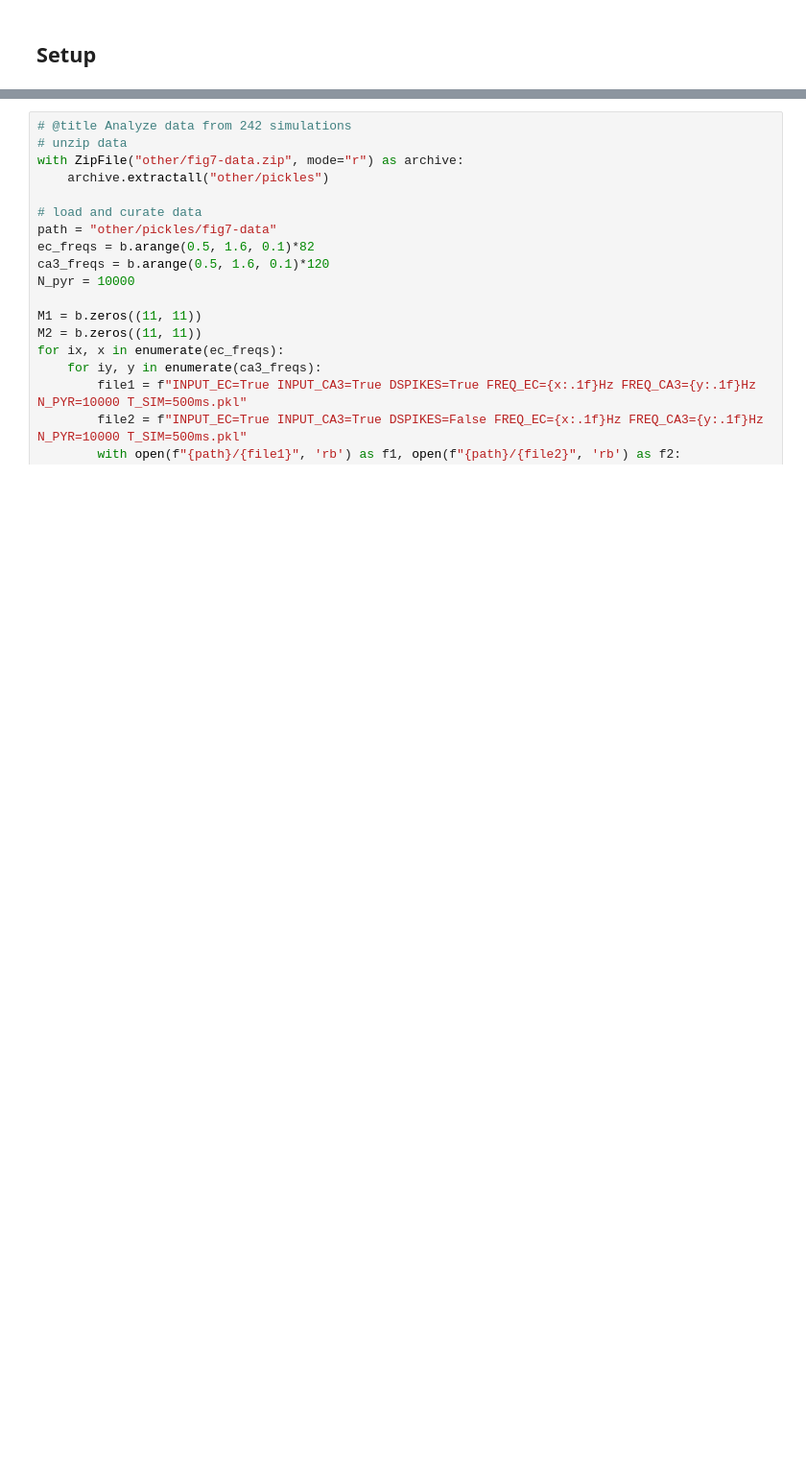
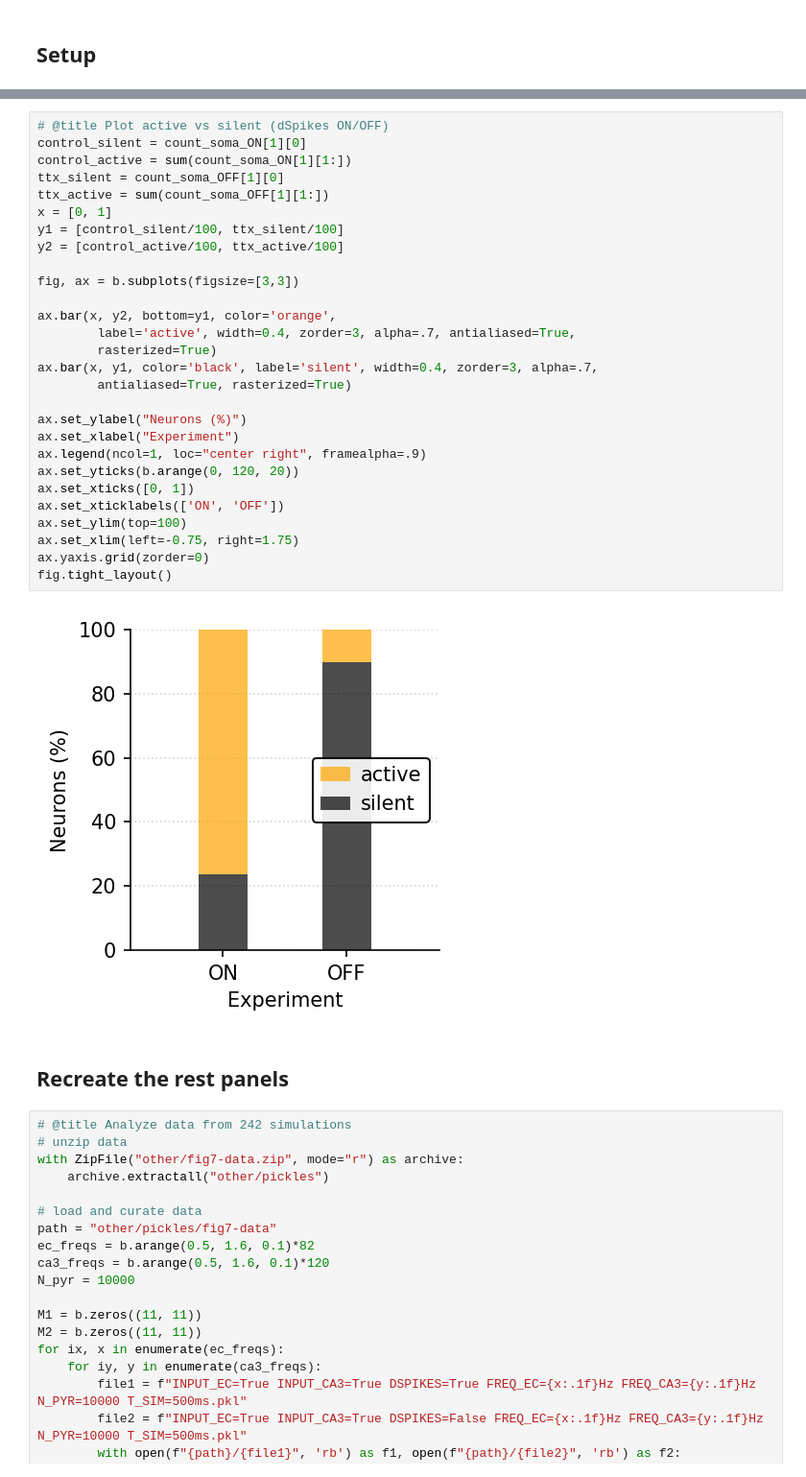
Before and after one commit to mpgl/dendrify-old-see-readme, a Jupyter notebook: Fig7-notebook.ipynb, the cells around one changed output, grey strips where cells are left out. Shown: that part at 96% size. Drawn from its saved outputs; the diff is of its cells as text; blank space fills up the shorter version.

```diff
--- a/Fig7-notebook.ipynb
+++ b/Fig7-notebook.ipynb
@@ -84,3 +509,35 @@ b.rcParams.update(params)
+# %%
+# @title Plot active vs silent (dSpikes ON/OFF)
+control_silent = count_soma_ON[1][0]
+control_active = sum(count_soma_ON[1][1:])
+ttx_silent = count_soma_OFF[1][0]
+ttx_active = sum(count_soma_OFF[1][1:])
+x = [0, 1]
+y1 = [control_silent/100, ttx_silent/100]
+y2 = [control_active/100, ttx_active/100]
+
+fig, ax = b.subplots(figsize=[3,3])
+
+ax.bar(x, y2, bottom=y1, color='orange',
+        label='active', width=0.4, zorder=3, alpha=.7, antialiased=True,
+        rasterized=True)
+ax.bar(x, y1, color='black', label='silent', width=0.4, zorder=3, alpha=.7,
+        antialiased=True, rasterized=True)
+
+ax.set_ylabel("Neurons (%)")
+ax.set_xlabel("Experiment")
+ax.legend(ncol=1, loc="center right", framealpha=.9)
+ax.set_yticks(b.arange(0, 120, 20))
+ax.set_xticks([0, 1])
+ax.set_xticklabels(['ON', 'OFF'])
+ax.set_ylim(top=100)
+ax.set_xlim(left=-0.75, right=1.75)
+ax.yaxis.grid(zorder=0)
+fig.tight_layout()
+# %% [output]
+[figure, added]
+# %% [markdown]
+## Recreate the rest panels
 # %%
 # @title Analyze data from 242 simulations
 # unzip data
```
Also changed, not shown: parts of 20 cells of this notebook.
